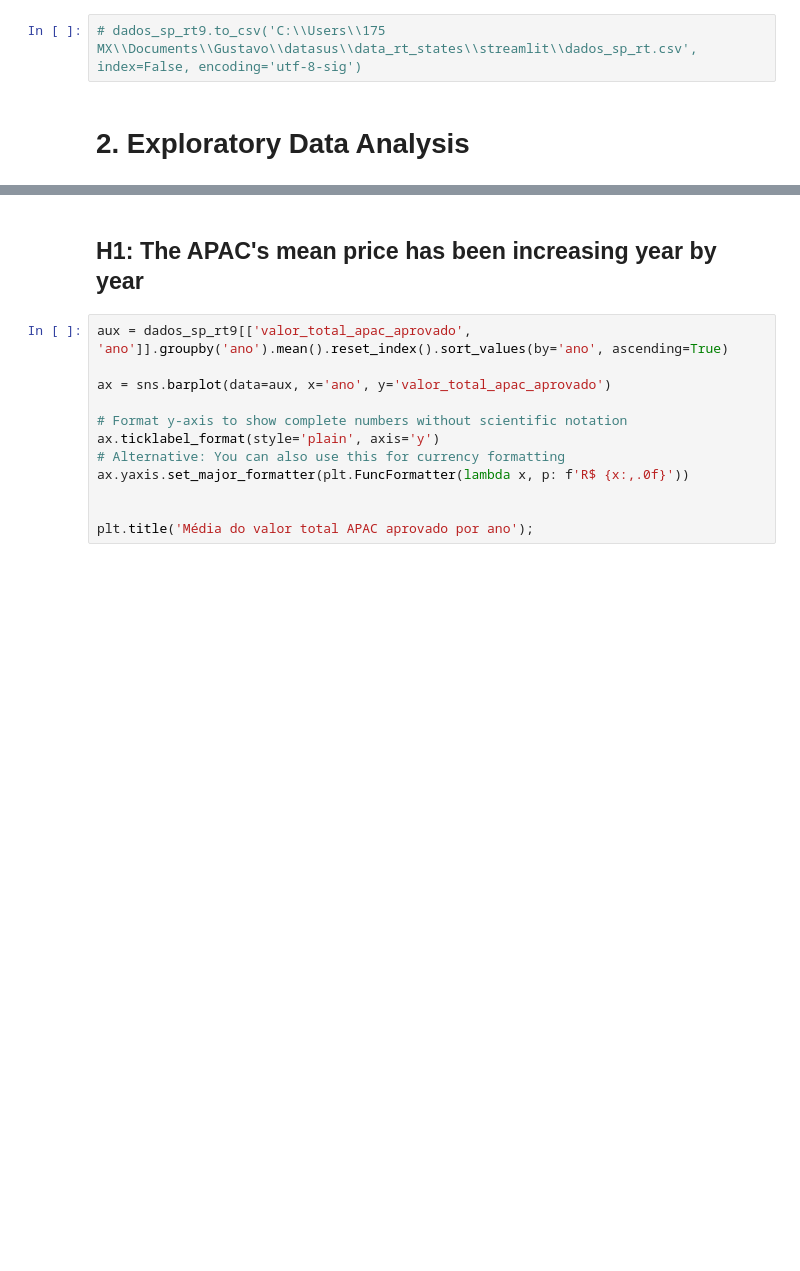
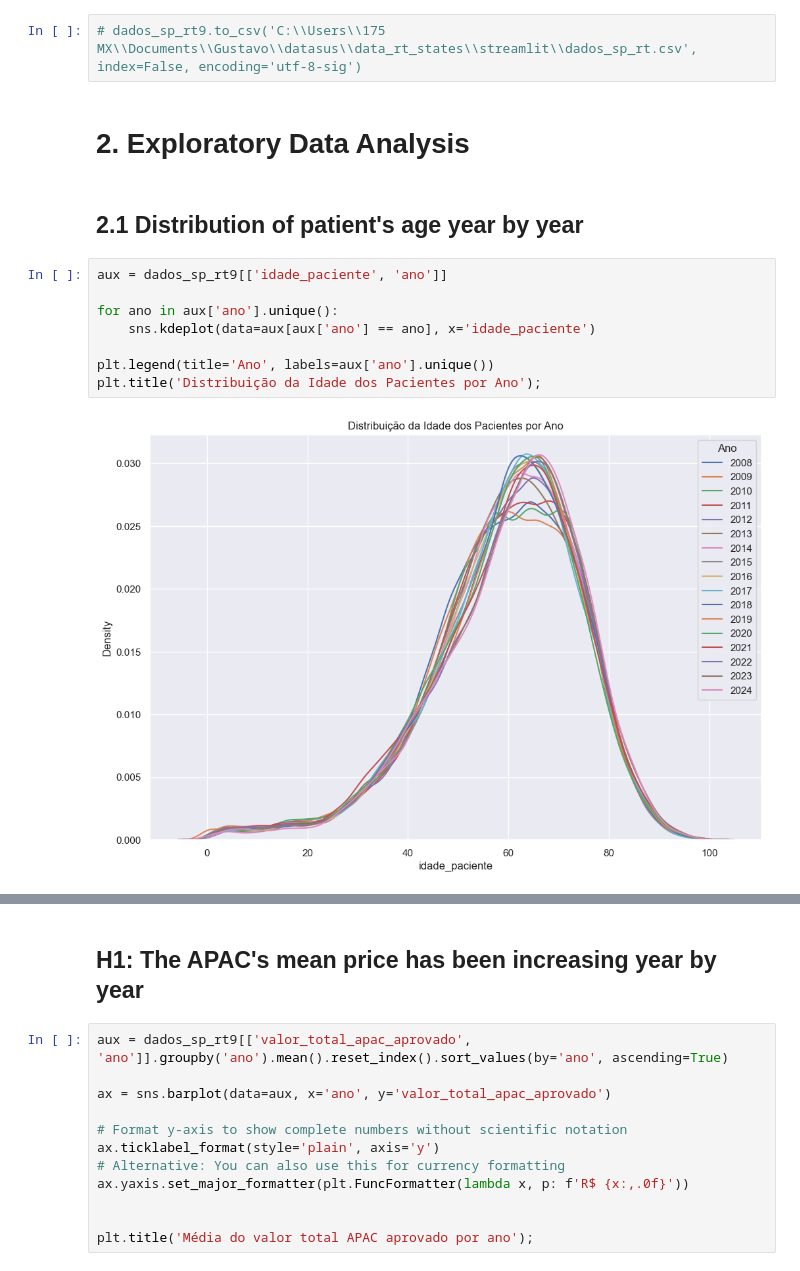
Before and after one commit to gustavo-moretto/rt_datasus, a Jupyter notebook: states/sp/dados_rt_sp.ipynb, the cells around one changed output, grey strips where cells are left out. Cells and saved outputs as stored; diff of their text form; blank space fills up the shorter version.

```diff
--- a/states/sp/dados_rt_sp.ipynb
+++ b/states/sp/dados_rt_sp.ipynb
@@ -407,3 +413,15 @@ dados_sp_rt9 = dados_sp_rt8[['data_processamento', 'ano', 'sigla_tipo_gestao', '
 # dados_sp_rt9.to_csv('C:\\Users\\175 MX\\Documents\\Gustavo\\datasus\\data_rt_states\\streamlit\\dados_sp_rt.csv', index=False, encoding='utf-8-sig')
 # %% [markdown]
 # 2. Exploratory Data Analysis
+# %% [markdown]
+## 2.1 Distribution of patient's age year by year
+# %%
+aux = dados_sp_rt9[['idade_paciente', 'ano']]
+
+for ano in aux['ano'].unique():
+    sns.kdeplot(data=aux[aux['ano'] == ano], x='idade_paciente')
+
+plt.legend(title='Ano', labels=aux['ano'].unique())
+plt.title('Distribuição da Idade dos Pacientes por Ano');
+# %% [output]
+[figure, added]
```
Also changed, not shown: parts of 6 cells of this notebook.
